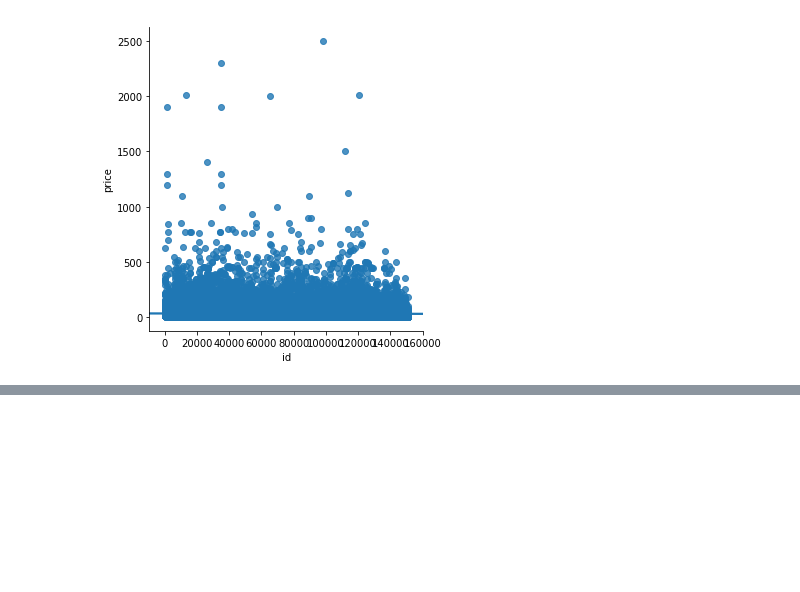
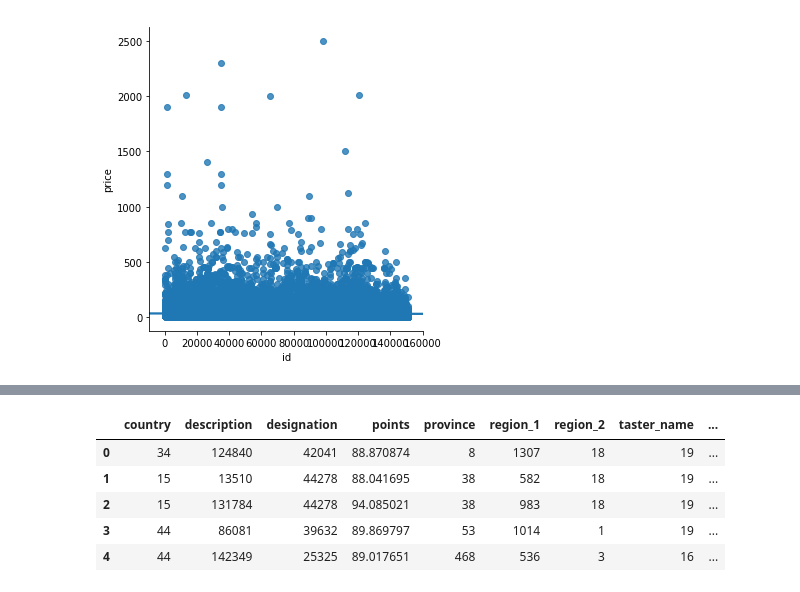
Before and after one commit to ammi-melo/kaggle-wine-competition, a Jupyter notebook: second_update.ipynb, the cells around one changed output, grey strips where cells are left out. Saved outputs shown, nothing was run; the diff lists cells and outputs as text; code cells hidden in the pictures; blank space fills up the shorter version.

```diff
--- a/second.ipynb
+++ b/second_update.ipynb
@@ -271,0 +283,11 @@ train_x = train_x.values
+# %%
+y = clean_df.price.values
+X = clean_df.drop(['price','id'],axis=1)
+X.head()
+# %% [output]
+|  | country | description | designation | points | province | region_1 | region_2 | taster_name | ... |
+| 0 | 34 | 124840 | 42041 | 88.870874 | 8 | 1307 | 18 | 19 | ... |
+| 1 | 15 | 13510 | 44278 | 88.041695 | 38 | 582 | 18 | 19 | ... |
+| 2 | 15 | 131784 | 44278 | 94.085021 | 38 | 983 | 18 | 19 | ... |
+| 3 | 44 | 86081 | 39632 | 89.869797 | 53 | 1014 | 1 | 19 | ... |
+| 4 | 44 | 142349 | 25325 | 89.017651 | 468 | 536 | 3 | 16 | ... |
```
Also changed, not shown: parts of 33 cells of this notebook, 1 other file.
